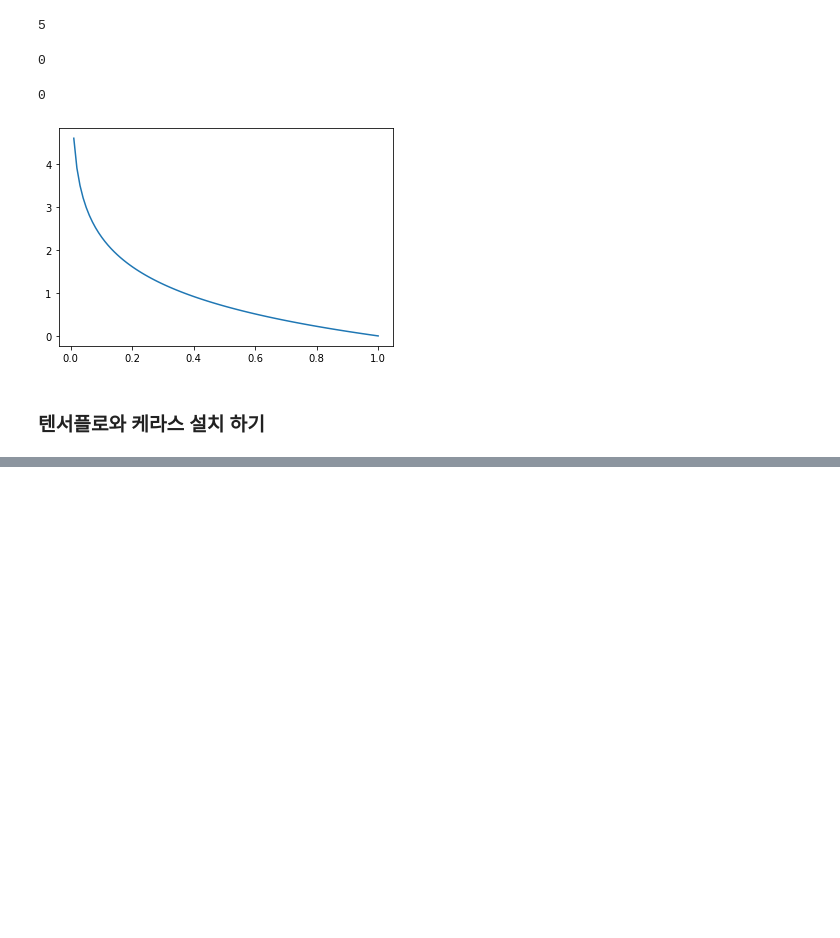
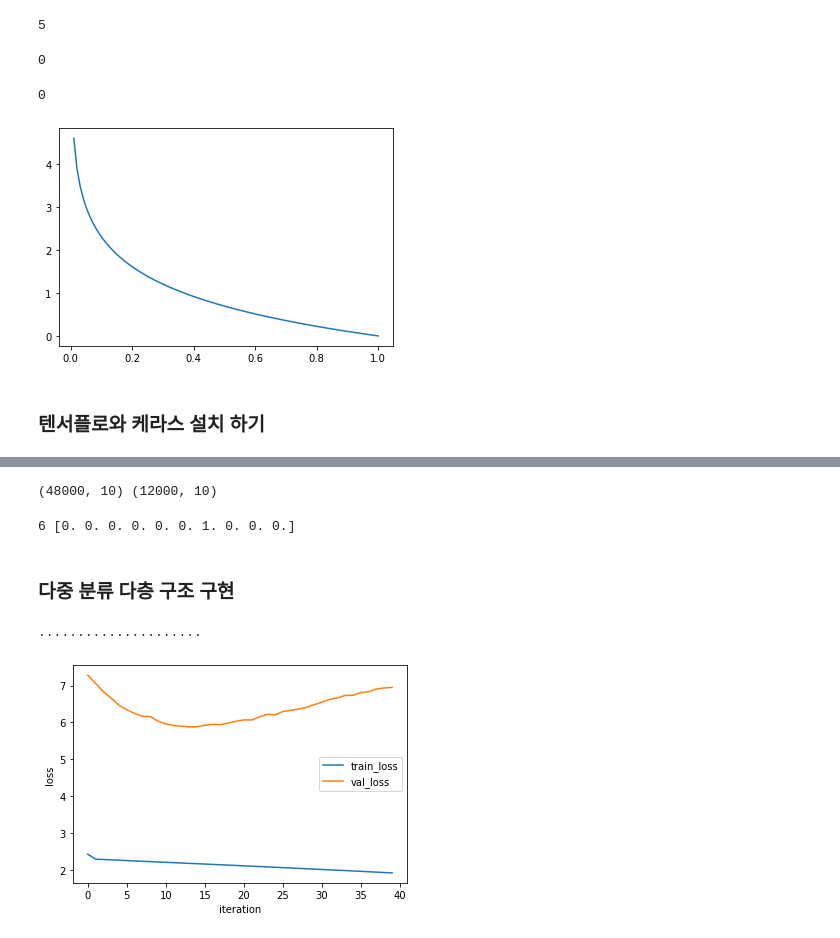
Before and after one commit to imguru-mooc/AI_Basic, a Jupyter notebook: 파이썬/12_day.ipynb, the cells around one changed output, grey strips where cells are left out. Cells and saved outputs as stored; diff of their text form; code cells hidden in the pictures; blank space fills up the shorter version.

```diff
--- a/파이썬/12_day.ipynb
+++ b/파이썬/12_day.ipynb
@@ -294,0 +369,3 @@ import tensorflow as tf
+# %%
+x_train = x_train / 255
+x_val = x_val / 255
@@ -294,0 +376,4 @@ import tensorflow as tf
+# %%
+x_train = x_train.reshape(-1, 784)
+x_val = x_val.reshape(-1, 784)
+print(x_train.shape, x_val.shape)
@@ -294,0 +392,12 @@ import tensorflow as tf
+# %%
+y_train_encoded = tf.keras.utils.to_categorical(y_train)
+y_val_encoded = tf.keras.utils.to_categorical(y_val)
+print(y_train_encoded.shape, y_val_encoded.shape)
+# %% [output]
+(48000, 10) (12000, 10)
+# %%
+print(y_train[0], y_train_encoded[0])
+# %% [output]
+6 [0. 0. 0. 0. 0. 0. 1. 0. 0. 0.]
+# %% [markdown]
+### 다중 분류 다층 구조 구현
@@ -294,0 +528,15 @@ import tensorflow as tf
+# %%
+fc = MultiClassNetwork(units=100, batch_size=256)
+fc.fit(x_train, y_train_encoded,
+       x_val=x_val, y_val=y_val_encoded, epochs=40)
+# %% [output]
+.....................
+# %%
+plt.plot(fc.losses)
+plt.plot(fc.val_losses)
+plt.ylabel('loss')
+plt.xlabel('iteration')
+plt.legend(['train_loss', 'val_loss'])
+plt.show()
+# %% [output]
+[figure, added]
```
Also changed, not shown: parts of 21 cells of this notebook, 1 other file.
